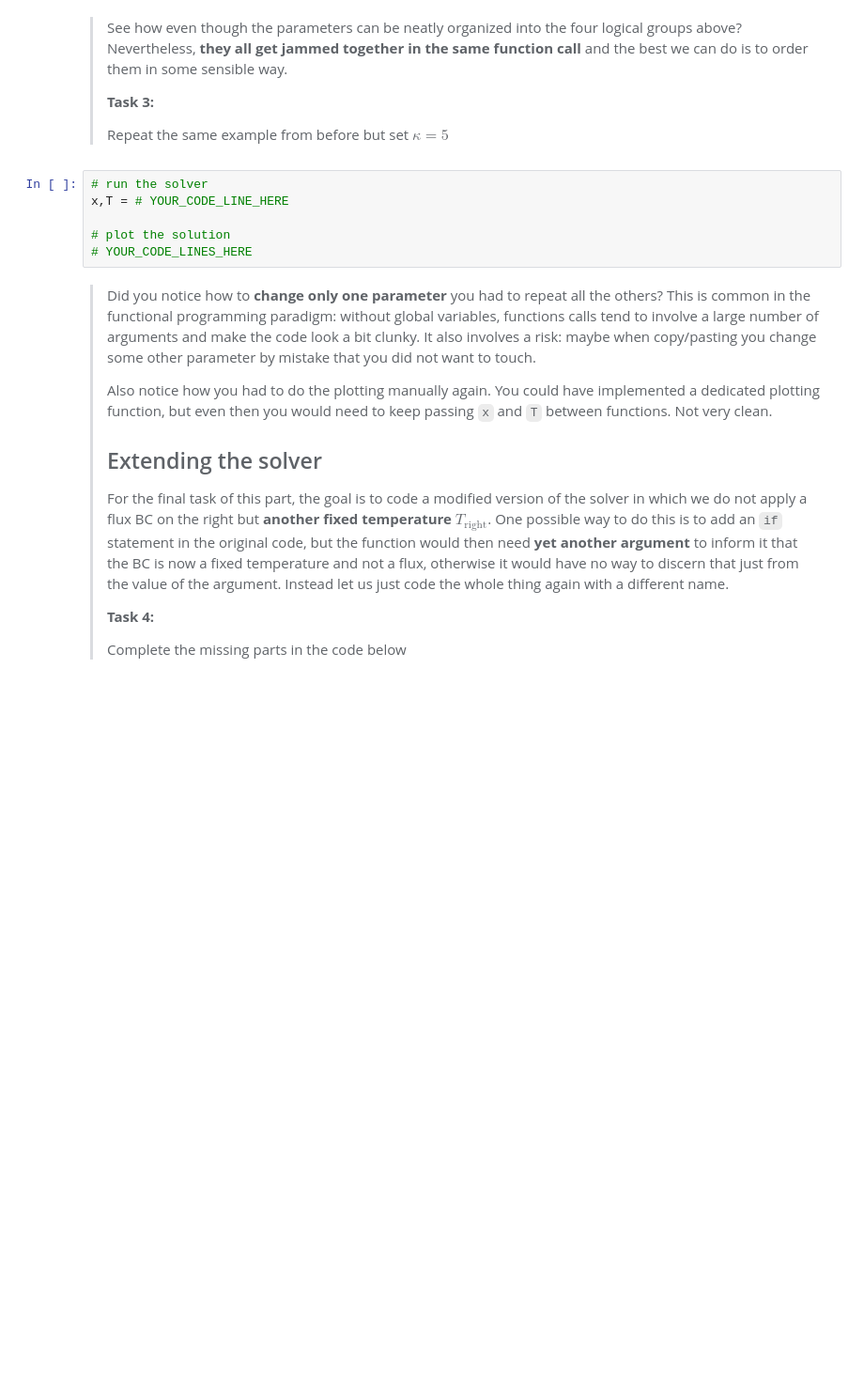
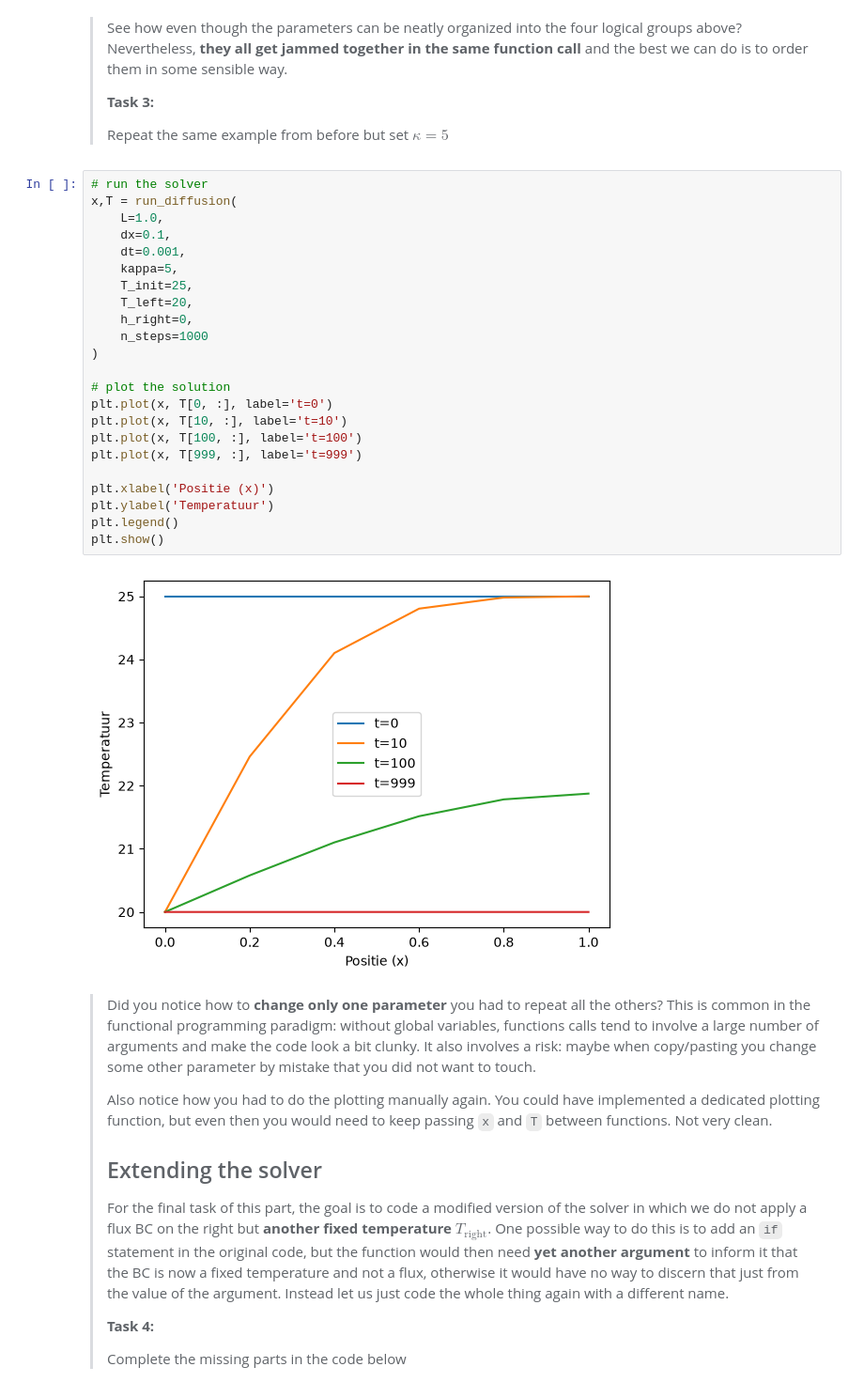
Before and after one commit to crklink/PA2.1, a Jupyter notebook: 1_functional.ipynb, the cells around one changed output. Shown at 94% size. Cells and saved outputs as stored; diff of their text form; blank space fills up the shorter version.

```diff
--- a/1_functional.ipynb
+++ b/1_functional.ipynb
@@ -75,12 +94,31 @@ x,T = # YOUR_CODE_LINE_HERE
 > **Task 3:**
 >
 > Repeat the same example from before but set $\kappa=5$
-# %%
-# run the solver
-x,T = # YOUR_CODE_LINE_HERE
-
-# plot the solution
-# YOUR_CODE_LINES_HERE
+# %%
+# run the solver
+x,T = run_diffusion(
+    L=1.0,
+    dx=0.1,
+    dt=0.001,
+    kappa=5,
+    T_init=25,
+    T_left=20,
+    h_right=0,
+    n_steps=1000
+)
+
+# plot the solution
+plt.plot(x, T[0, :], label='t=0')
+plt.plot(x, T[10, :], label='t=10')
+plt.plot(x, T[100, :], label='t=100')
+plt.plot(x, T[999, :], label='t=999')
+
+plt.xlabel('Positie (x)')
+plt.ylabel('Temperatuur')
+plt.legend()
+plt.show()
+# %% [output]
+[figure, added]
 # %% [markdown]
 > Did you notice how to **change only one parameter** you had to repeat all the others? This is common in the functional programming paradigm: without global variables, functions calls tend to involve a large number of arguments and make the code look a bit clunky. It also involves a risk: maybe when copy/pasting you change some other parameter by mistake that you did not want to touch.
 >
```
Also changed, not shown: parts of 7 cells of this notebook, 1 other file.
